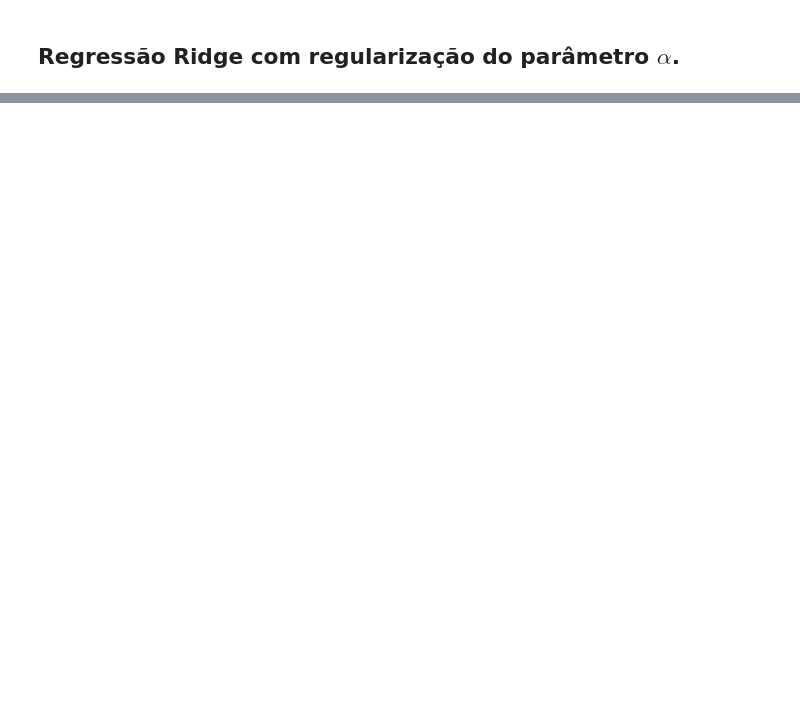
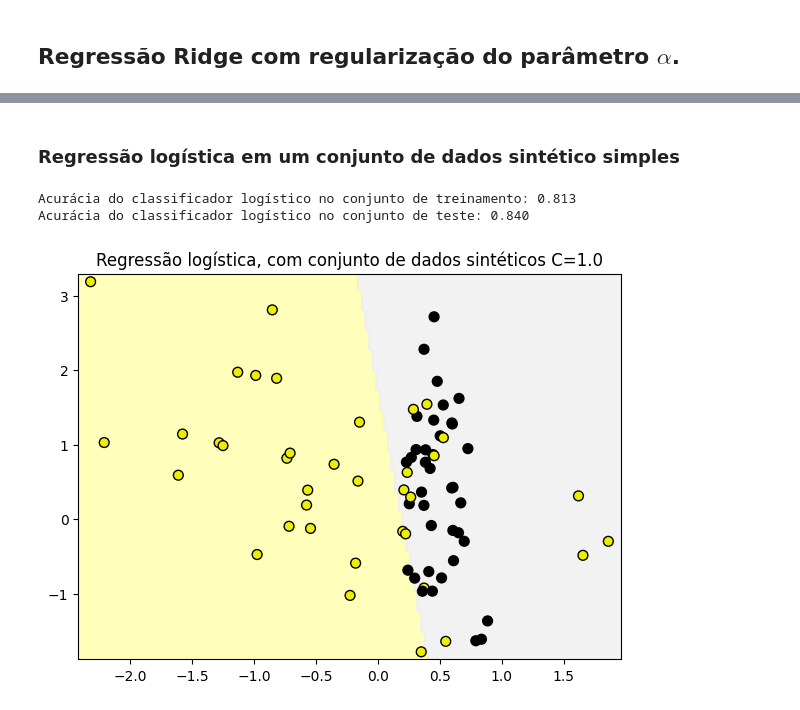
Before and after one commit to IIIL4KIII/Machine-Learning, a Jupyter notebook: Mod_2/Linear_reg.ipynb, the cells around one changed output, grey strips where cells are left out. Drawn from its saved outputs; the diff is of its cells as text; code cells hidden in the pictures; blank space fills up the shorter version.

```diff
--- a/Mod_2/Linear_reg.ipynb
+++ b/Mod_2/Linear_reg.ipynb
@@ -175,0 +369,21 @@ Alpha = 1000.00
+# %% [markdown]
+### Regressão logística em um conjunto de dados sintético simples
+# %%
+X_C2, y_C2 = make_classification(n_samples=100, n_features=2,
+                                 n_redundant=0, n_informative=2,
+                                 n_clusters_per_class=1, flip_y=0.1,
+                                 class_sep=0.5, random_state=0)
+
+X_train, X_test, y_train, y_test = train_test_split(X_C2, y_C2, random_state=0)
+
+fig, subaxes = plt.subplots(1, 1, figsize=(7, 5))
+log_reg = LogisticRegression().fit(X_train, y_train)
+title = f'Regressão logística, com conjunto de dados sintéticos C={(1.0)}'
+plot_class_regions_for_classifier_subplot(log_reg, X_train, y_train, None, None, title, subaxes)
+
+print(f'Acurácia do classificador logístico no conjunto de treinamento: {log_reg.score(X_train, y_train):.3f}')
+print(f'Acurácia do classificador logístico no conjunto de teste: {log_reg.score(X_test, y_test):.3f}')
+# %% [output]
+Acurácia do classificador logístico no conjunto de treinamento: 0.813
+Acurácia do classificador logístico no conjunto de teste: 0.840
+[figure, added]
```
Also changed, not shown: parts of 21 cells of this notebook.
